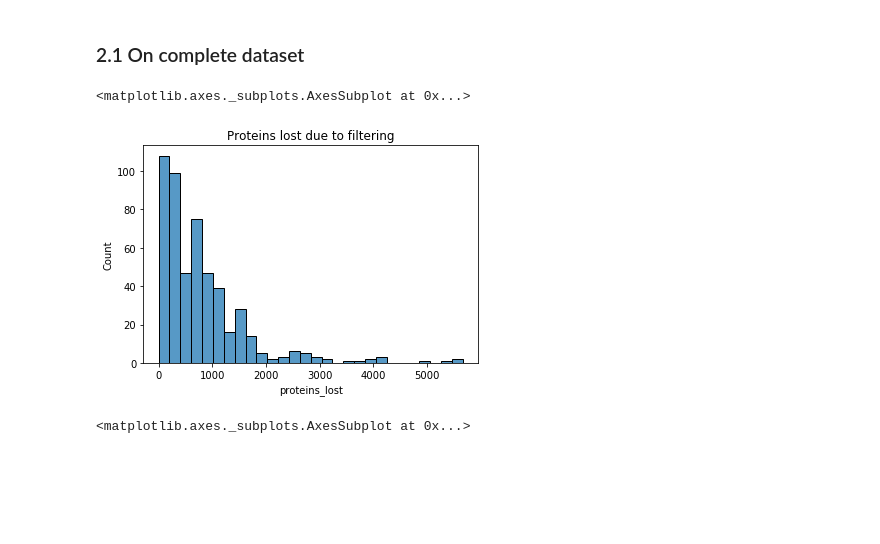
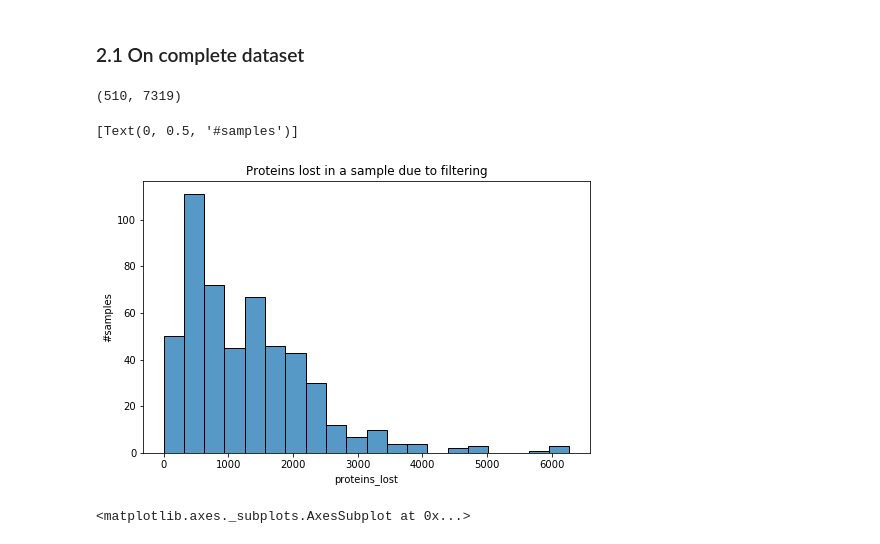
Before and after one commit to SamvPy/Master_thesis_AJ_22_23, a Jupyter notebook: master_thesis/Atlas_analysis/evaluation_filtering_techniques.ipynb, the cells around one changed output. Cells and saved outputs as stored; diff of their text form; code cells hidden in the pictures; blank space fills up the shorter version.

```diff
--- a/master_thesis/Atlas_analysis/evaluation_filtering_techniques.ipynb
+++ b/master_thesis/Atlas_analysis/evaluation_filtering_techniques.ipynb
@@ -53,9 +53,18 @@ def _identify_reoccured_proteins(subset, percentage_reoccurence):
     result = reoccuring_proteins[reoccuring_proteins >= percentage_reoccurence].index.tolist()
     return result
 
-def filter_proteins(dataset: pd.DataFrame, labels: pd.Series, percentage_reoccurence: float, info = False):
+def filter_proteins(dataset: pd.DataFrame, labels: pd.Series, percentage_reoccurence: float, drop_missing_proteins = True, info = False):
+    '''
+    Make sure the dataset indices match the label indices!
+
+    Return a dataset with proteins filtered that do not occur in percentage_reoccurence of the samples corresponding to a class
+
+    If info = True, returns dataframe with pxd protein counts before and after filtering and a list of protein ides that are dropped (info_df, protein_list)
+    '''
     counts_before_filtering = dataset.notna().sum(axis = 1)
     dataset_copy = dataset.copy()
+    amount_assays = len(dataset_copy)
+
     for label in labels.unique():
         label_indeces = labels[labels == label].index
         subset = dataset_copy.loc[dataset_copy.index.isin(label_indeces)]
@@ -68,10 +77,20 @@ def filter_proteins(dataset: pd.DataFrame, labels: pd.Series, percentage_reoccur
     merged_info = pd.concat([counts_before_filtering, counts_after_filtering, dropped], axis = 1)
     merged_info.rename(columns = {0: "before", 1: "after", 2: "proteins_lost"}, inplace = True)
 
+    if drop_missing_proteins:
+        sieved_proteins = dataset_copy.isna().sum()[dataset_copy.isna().sum()==amount_assays].index
+        dataset_copy = dataset_copy.loc[:,~dataset_copy.columns.isin(sieved_proteins)]
+
     if info:
-        return dataset_copy, merged_info
+        return dataset_copy, merged_info, sieved_proteins
     return dataset_copy
 # %% [markdown]
 ### 2.1 On complete dataset
 # %%
-filtered_dataset, info = filter_proteins(dataset=dataset, labels = metadata.tissue_type, percentage_reoccurence= 0.5, info = True)
+filtered_dataset, info = filter_proteins(dataset=dataset, labels = metadata.tissue_type, percentage_reoccurence= 0.75, info = True)
+sieved_proteins = filtered_dataset.isna().sum()[filtered_dataset.isna().sum()==510].index
+filtered_dataset = filtered_dataset.loc[:,~filtered_dataset.columns.isin(sieved_proteins)]
+# %%
+filtered_dataset.shape
+# %% [output]
+(510, 7319)
@@ -78,6 +101,8 @@ filtered_dataset, info = filter_proteins(dataset=dataset, labels = metadata.tiss
 # %%
-plt.title("Proteins lost due to filtering")
-sns.histplot(info.proteins_lost)
+plt.figure(figsize = (8,5))
+plt.title("Proteins lost in a sample due to filtering")
+plot = sns.histplot(info.proteins_lost)
+plot.set(ylabel = "#samples")
 # %% [output]
-<matplotlib.axes._subplots.AxesSubplot at 0x...>
+[Text(0, 0.5, '#samples')]
-[figure, old version]
+[figure, new version]
```
Also changed, not shown: parts of 3 cells of this notebook, 7 other files.
